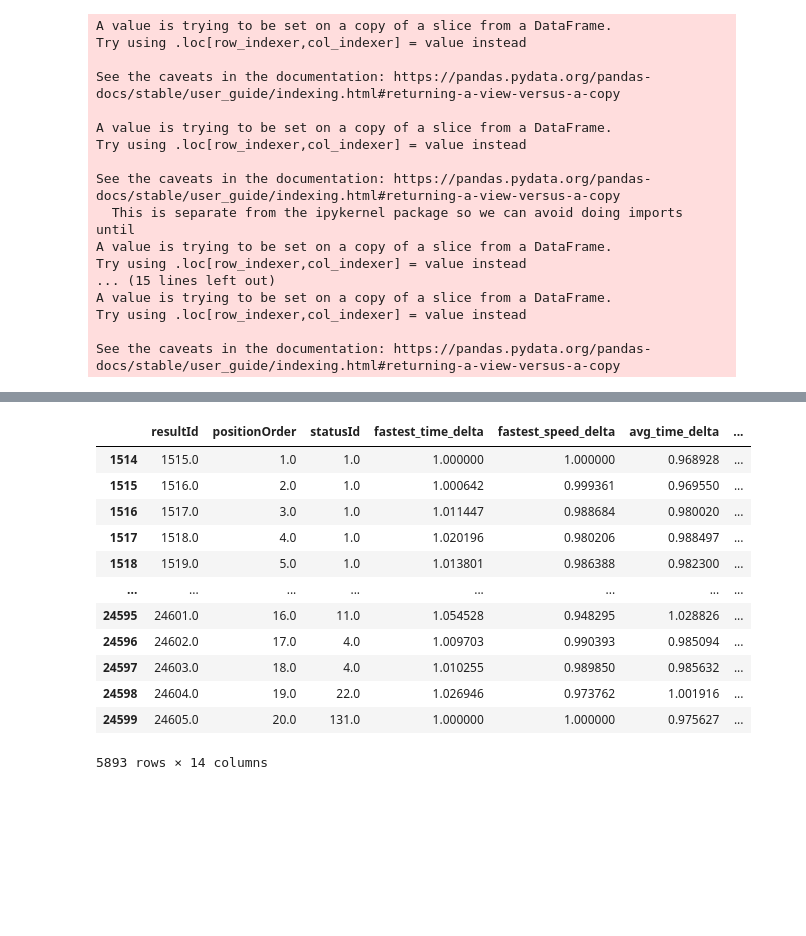
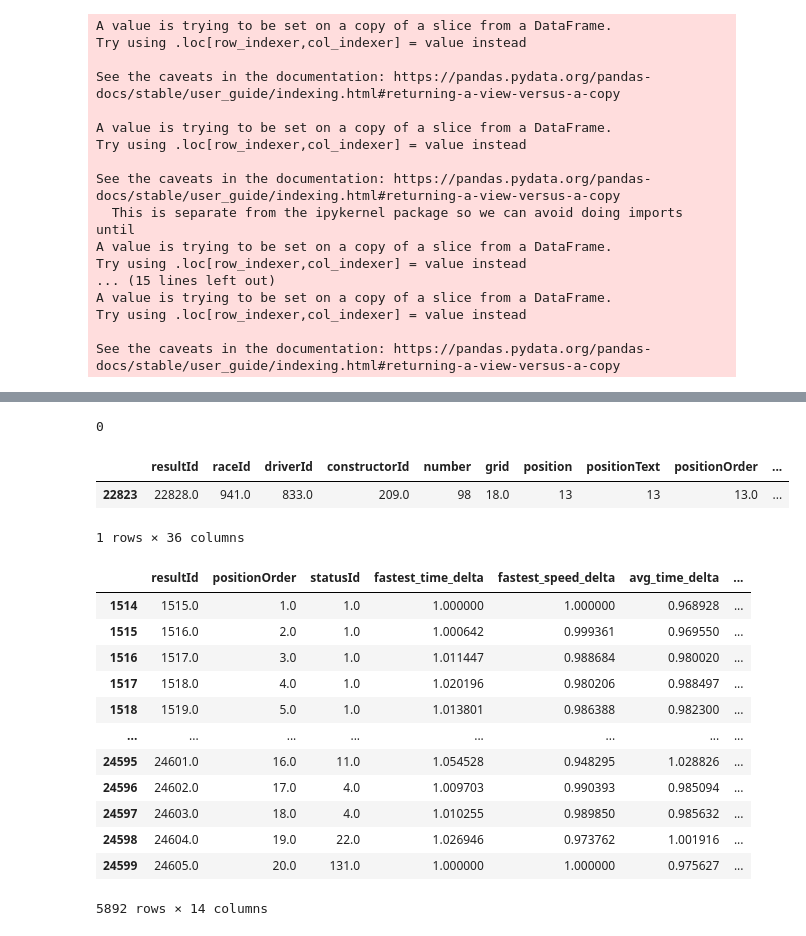
Before and after one commit to edie-zhou/data_lab_f1, a Jupyter notebook: F1.ipynb, the cells around one changed output, grey strips where cells are left out. Cells and saved outputs as stored; diff of their text form; code cells hidden in the pictures; blank space fills up the shorter version.

```diff
--- a/F1.ipynb
+++ b/F1.ipynb
@@ -513,3 +529,30 @@ See the caveats in the documentation: https://pandas.pydata.org/pandas-docs/stab
+# %%
+# fix zero valued actual results
+mask = df_prev['actual_result'] == 0
+zero_df = df_prev.loc[mask]
+count = 0
+for i, row in zero_df.iterrows():
+
+    actual_result = df_result.loc[(df_result['raceId']==row['current_id']) &
+                                 (df_result['driverId']==row['driverId'])]
+    try:
+        result_pos = actual_result['positionOrder'].unique()[0]
+        df_prev.at[i, 'actual_result'] = result_pos
+    except:
+        ++count
+print(count)
+
+display(df_prev.loc[df_prev['actual_result']==0])
+
+# drop stubborn row
+df_prev = df_prev.drop(22823)
+
+display(df_prev.loc[df_prev['actual_result']==0])
+# %% [output]
+0
+|  | resultId | raceId | driverId | constructorId | number | grid | position | positionText | positionOrder | ... |
+| 22823 | 22828.0 | 941.0 | 833.0 | 209.0 | 98 | 18.0 | 13 | 13 | 13.0 | ... |
+1 rows × 36 columns
 # %%
 # display(df_prev.dtypes)
 cols = ['resultId', 'positionOrder', 'statusId', 'fastest_time_delta',\
@@ -533,4 +576,4 @@ data.to_csv('data.csv', index=False)
 | 24597 | 24603.0 | 18.0 | 4.0 | 1.010255 | 0.989850 | 0.985632 | ... |
 | 24598 | 24604.0 | 19.0 | 22.0 | 1.026946 | 0.973762 | 1.001916 | ... |
 | 24599 | 24605.0 | 20.0 | 131.0 | 1.000000 | 1.000000 | 0.975627 | ... |
-5893 rows × 14 columns
+5892 rows × 14 columns
```
Also changed, not shown: parts of 1 cell of this notebook, 1 other file.
